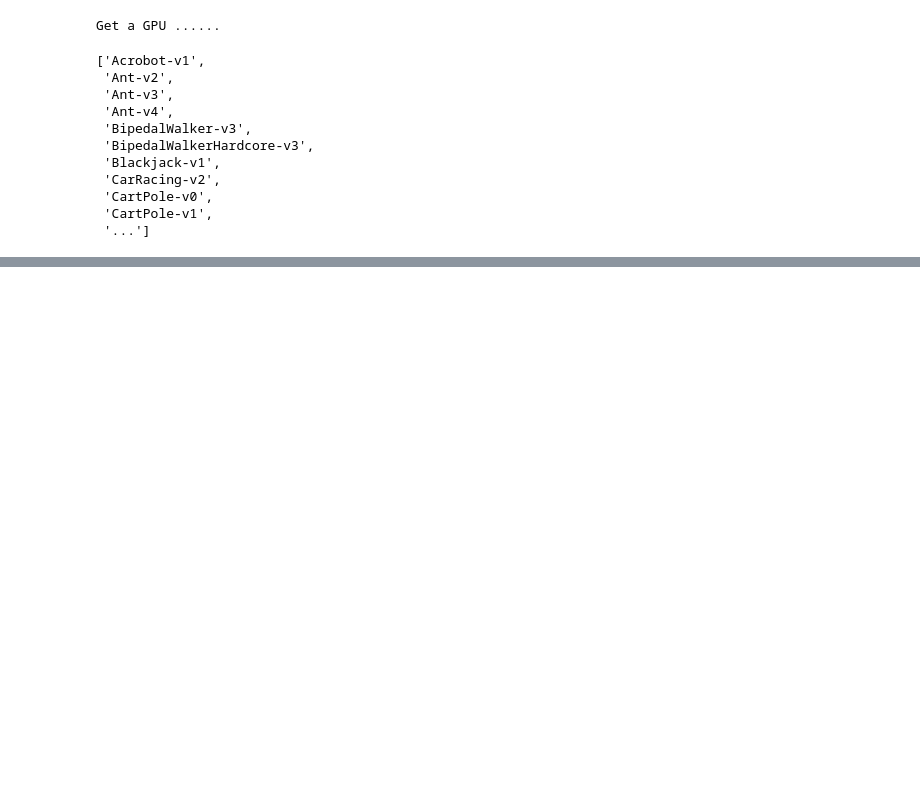
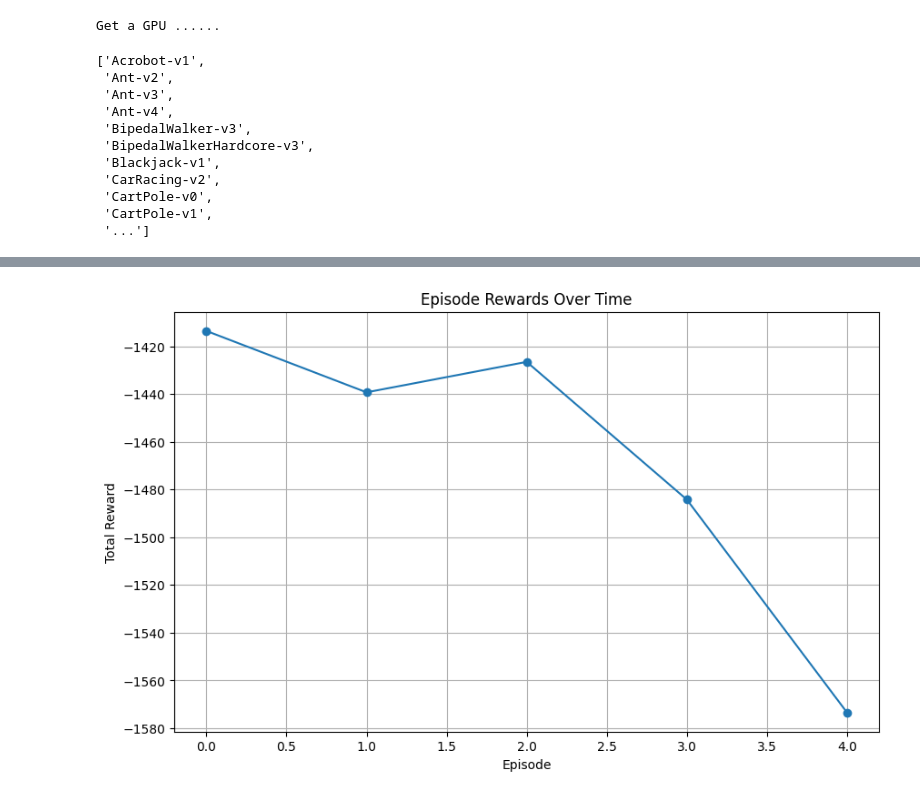
Before and after one commit to newsyd04/PendulumSwingUpRepo, a Jupyter notebook: CS4445_DQN_CartPole_template.ipynb, the cells around one changed output, grey strips where cells are left out. Cells and saved outputs as stored; diff of their text form; code cells hidden in the pictures; blank space fills up the shorter version.

```diff
--- a/CS4445_DQN_CartPole_template.ipynb
+++ b/CS4445_DQN_CartPole_template.ipynb
@@ -222,21 +229,2 @@ def training_step(batch_size):
     grads = tape.gradient(loss, model.trainable_variables)
     optimizer.apply_gradients(zip(grads, model.trainable_variables))
-# %%
-for episode in range(300):
-    obs = env.reset()
-    for step in range(200):
-        epsilon = 0.5
-        obs, reward, done, info  = play_one_step(env,obs, epsilon)
-        if done:
-            break
-    print(f"\rEpisode: {episode + 1}, Steps: {step + 1}, eps: {epsilon:.3f}",
-          end="")
-    rewards.append(step)
-    if step >= best_score:
-        best_weights = model.get_weights()
-        best_score = step
-
-    if episode > 50:
-        training_step(batch_size)
-
-model.set_weights(best_weights)
@@ -253,0 +231,16 @@ plt.show()
+# %%
+# Main training loop where the model is trained over a number of episodes, and rewards are plotted
+for episode in range(num_episodes):
+    obs = env.reset()
+    total_reward = 0
+    for step in range(200):  # Limit the number of steps per episode if desired
+        obs, reward, done, info = play_one_step(env, obs)
+        total_reward += reward
+        if done:
+            break
+    episode_rewards.append(total_reward)  # Store the total reward for plotting
+    if episode > 50:
+        train_model(batch_size=32)
+    print("\rEpisode:", episode, "Reward:", total_reward, end="")
+    if episode % 10 == 0:
+        print()
@@ -253,0 +265,11 @@ plt.show()
+# %%
+# Plots the total rewards obtained per episode over time
+plt.figure(figsize=(10, 6))
+plt.plot(range(len(episode_rewards)), episode_rewards, marker='o', linestyle='-')
+plt.xlabel('Episode')
+plt.ylabel('Total Reward')
+plt.title('Episode Rewards Over Time')
+plt.grid(True)
+plt.show()
+# %% [output]
+[figure, added]
```
Also changed, not shown: parts of 25 cells of this notebook.
